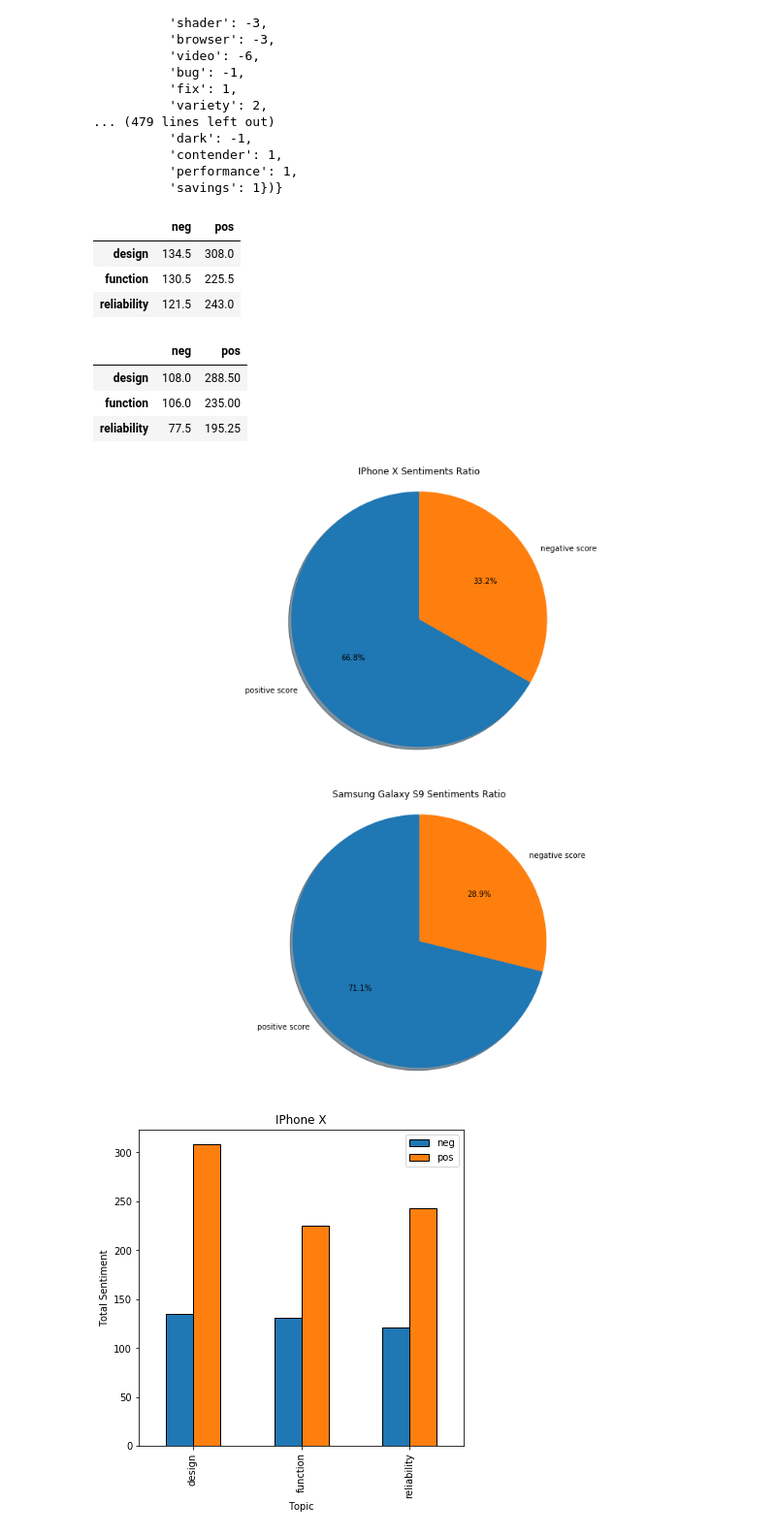
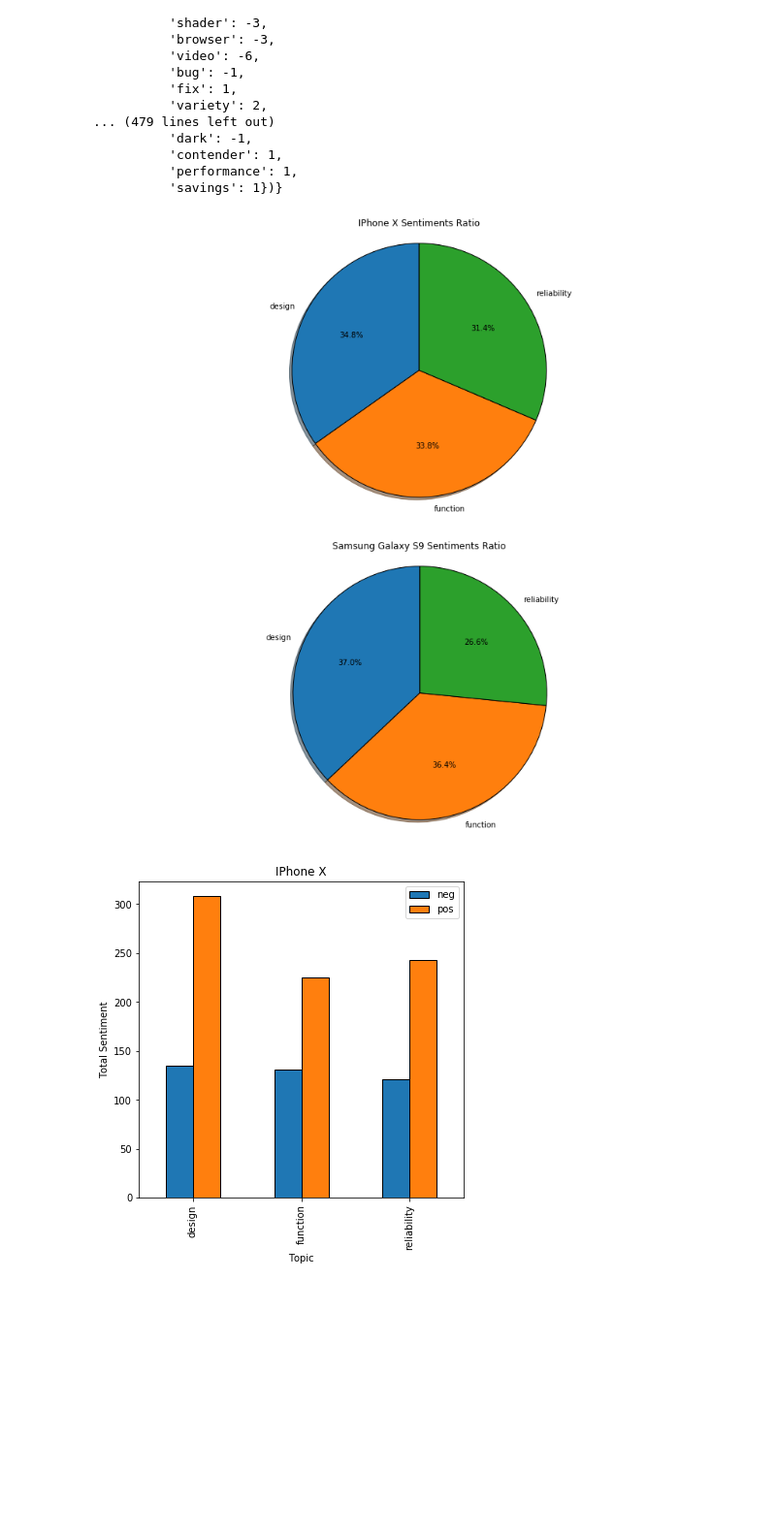
Before and after one commit to ayan1995/Thinkful, a Jupyter notebook: Bootcamp/Final Capstone Opinion Mining/Opinion Mining/Notebooks/02 Opinion Mining/Opinion Mining - Aspect Based Sentiment Analysis.ipynb, the cells around one changed output. Shown at 97% size. Drawn from its saved outputs; the diff is of its cells as text; code cells hidden in the pictures; blank space fills up the shorter version.

```diff
--- a/Bootcamp/Final Capstone Opinion Mining/Opinion Mining/Notebooks/02 Opinion Mining/Opinion Mining - Aspect Based Sentiment Analysis.ipynb
+++ b/Bootcamp/Final Capstone Opinion Mining/Opinion Mining/Notebooks/02 Opinion Mining/Opinion Mining - Aspect Based Sentiment Analysis.ipynb
@@ -577,53 +577,44 @@ s9_terms
           'contender': 1,
           'performance': 1,
           'savings': 1})}
-# %%
-pd.DataFrame(iphonex_sent).T
-# %% [output]
-|  | neg | pos |
-| design | 134.5 | 308.0 |
-| function | 130.5 | 225.5 |
-| reliability | 121.5 | 243.0 |
-# %%
-pd.DataFrame(s9_sent).T
-# %% [output]
-|  | neg | pos |
-| design | 108.0 | 288.50 |
-| function | 106.0 | 235.00 |
-| reliability | 77.5 | 195.25 |
 # %%
-# Create Pie Chart showing ratio of positive to negative aspects
+iphonex_sent_df = pd.DataFrame(iphonex_sent)
+iphonex_neg_df = iphonex_sent_df.filter(like="neg", axis=0)
+iphonex_design = iphonex_neg_df['design'].sum()
+iphonex_function = iphonex_neg_df['function'].sum()
+iphonex_reliability = iphonex_neg_df['reliability'].sum()
+iphonex_ratio = [iphonex_design, iphonex_function, iphonex_reliability]
+iphonex_labels = 'design', 'function', 'reliability'
 
-iphonex_sent_df = pd.DataFrame(iphonex_sent).T
-iphonex_positive_count = iphonex_sent_df['pos'].sum()
-iphonex_negative_count = iphonex_sent_df['neg'].sum()
-iphonex_ratio = [iphonex_positive_count, iphonex_negative_count]
-iphonex_labels = 'positive score', 'negative score'
 
-s9_sent_df = pd.DataFrame(s9_sent).T
-s9_positive_count = s9_sent_df['pos'].sum()
-s9_negative_count = s9_sent_df['neg'].sum()
-s9_ratio = [s9_positive_count, s9_negative_count]
-s9_labels = 'positive score', 'negative score'
-
-# ax1, ax2 = plt.subplots(figsize=(8, 8), subplot_kw=dict(aspect="equal"))
+s9_sent_df = pd.DataFrame(s9_sent)
+s9_neg_df = s9_sent_df.filter(like="neg", axis=0)
+s9_design = s9_neg_df['design'].sum()
+s9_function = s9_neg_df['function'].sum()
+s9_reliability = s9_neg_df['reliability'].sum()
+s9_ratio = [s9_design, s9_function, s9_reliability]
+s9_labels = 'design', 'function', 'reliability'
 
 plt.figure(figsize=(15,15))
-plt.subplot(211)
-plt.pie(iphonex_ratio, labels=iphonex_labels, autopct='%1.1f%%', shadow=True, startangle=90)
-plt.axis('equal')  # Equal aspect ratio ensures that pie is drawn as a circle.
+ax1 = plt.subplot(211)
+pie_wedge_collection1 = ax1.pie(iphonex_ratio, labels=iphonex_labels, autopct='%1.1f%%', shadow=True, startangle=90)
+for pie_wedge in pie_wedge_collection1[0]:
+    pie_wedge.set_edgecolor('k')
+ax1.axis('equal')  # Equal aspect ratio ensures that pie is drawn as a circle.
 plt.title("IPhone X Sentiments Ratio")
 plt.show()
 
 plt.figure(figsize=(15,15))
-plt.subplot(212)
-plt.pie(s9_ratio, labels=s9_labels, autopct='%1.1f%%', shadow=True, startangle=90)
-plt.axis('equal')  # Equal aspect ratio ensures that pie is drawn as a circle.
+ax2 = plt.subplot(212)
+pie_wedge_collection2 = ax2.pie(s9_ratio, labels=s9_labels, autopct='%1.1f%%', shadow=True, startangle=90)
+for pie_wedge in pie_wedge_collection2[0]:
+    pie_wedge.set_edgecolor('k')
+ax2.axis('equal')  # Equal aspect ratio ensures that pie is drawn as a circle.
 plt.title("Samsung Galaxy S9 Sentiments Ratio")
 plt.show()
 # %% [output]
-[figure, old version]
+[figure, new version]
-[figure, old version]
+[figure, new version]
 # %%
 # quick visualization
 pd.DataFrame(iphonex_sent).T.plot(kind='bar', edgecolor='k', figsize=(6,6))
```
Also changed, not shown: parts of 4 cells of this notebook, 3 other files.
